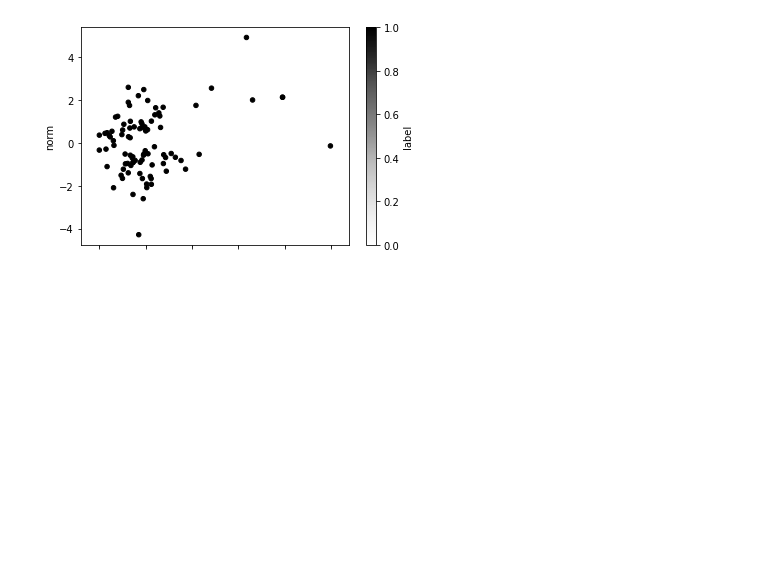
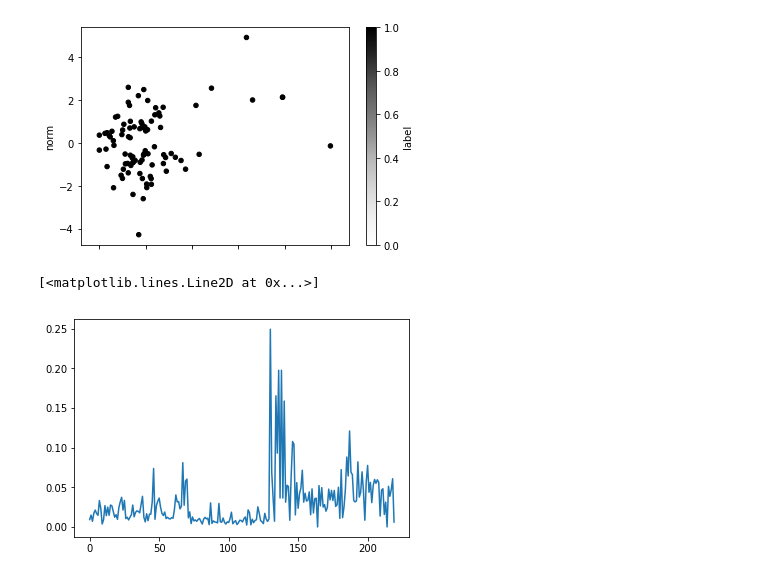
Before and after one commit to nithishr/activity_recognition, a Jupyter notebook: Classification_Clean_Pressure.ipynb, the cells around one changed output. Cells and saved outputs as stored; diff of their text form; code cells hidden in the pictures; blank space fills up the shorter version.

Commit message:
Add new data + visuals

```diff
--- a/Classification_Clean_Pressure.ipynb
+++ b/Classification_Clean_Pressure.ipynb
@@ -7,7 +7,12 @@ walking_files = ['Activity-Data/Samsung/Walk/Walk_N2/Walk_N2Pressure_clean.csv',
                  'Activity-Data/Samsung/Walk/Walk_N/Walk_NPressure_clean.csv', 'Activity-Data/Samsung/Walk/Walk_P1/Walk_P1Pressure_clean.csv',
                  'Activity-Data/Samsung/Walk/Walk_P2/Walk_P2Pressure_clean.csv', 'Activity-Data/Walking/01/Walking01Pressure_clean.csv',
                  'Activity-Data/Walking/2/Walking2Pressure_clean.csv', 'Activity-Data/Walking/3/Walking3Pressure_clean.csv',
-                 'Activity-Data/Walking/04/Walking04Pressure_clean.csv','Activity-Data/Walking/5/Walking5Pressure_clean.csv']
+                 'Activity-Data/Walking/04/Walking04Pressure_clean.csv','Activity-Data/Walking/5/Walking5Pressure_clean.csv',
+                 'Activity-Data/1912/Walk/1/Walk_1Pressure_clean.csv', 'Activity-Data/1912/Walk/2/Walk_8Pressure_clean.csv',
+                 'Activity-Data/2012/Walk/1/Walk_1Pressure_clean.csv', 'Activity-Data/2012/Walk/2/Walk_2Pressure_clean.csv',
+                 'Activity-Data/2012/Walk/3/Walk_3Pressure_clean.csv', 'Activity-Data/2012/Walk/4/Walk_4Pressure_clean.csv',
+                 'Activity-Data/2012/Walk/5/Walk_5Pressure_clean.csv', 'Activity-Data/2012/Walk/6/Walk_6Pressure_clean.csv',
+                 'Activity-Data/2012/Walk/7/Walk7Pressure_clean.csv', 'Activity-Data/2012/Walk/8/Walk_8Pressure_clean.csv']
 # %%
 climbing_files = ['Activity-Data/Samsung/Climbing_Up/Climb_Up_1/Climb_Up_1Pressure_clean.csv', 'Activity-Data/Samsung/Climbing_Up/Climb_Up_2/Climb_Up_2Pressure_clean.csv',
                  'Activity-Data/Samsung/Climbing_Up/Climb_Up_3/Climb_Up_3Pressure_clean.csv', 'Activity-Data/Samsung/Climbing_Up/Climb_Up_4/Climb_Up_4Pressure_clean.csv',
@@ -15,11 +20,22 @@ climbing_files = ['Activity-Data/Samsung/Climbing_Up/Climb_Up_1/Climb_Up_1Pressu
                  'Activity-Data/Samsung/Climbing_Up/Climb_Up_7/Climb_Up_7Pressure_clean.csv', 'Activity-Data/Samsung/Climbing_Up/Climb_Up_8/Climb_Up_8Pressure_clean.csv',
                  'Activity-Data/Climbing_Stairs/1/Climbing_Stairs1Pressure_clean.csv', 'Activity-Data/Climbing_Stairs/2/Climbing_Stairs2Pressure_clean.csv',
                  'Activity-Data/Climbing_Stairs/3/Climbing_Stairs3Pressure_clean.csv', 'Activity-Data/Climbing_Stairs/5/Climbing_Stairs5Pressure_clean.csv',
-                 'Activity-Data/Climbing_Stairs/6/Climbing_Stairs6Pressure_clean.csv', 'Activity-Data/Climbing_Stairs/7/Climbing_Stairs7Pressure_clean.csv']
+                 'Activity-Data/Climbing_Stairs/6/Climbing_Stairs6Pressure_clean.csv', 'Activity-Data/Climbing_Stairs/7/Climbing_Stairs7Pressure_clean.csv',
+                 'Activity-Data/1912/Stairs_Up/1/Stairs_up_1Pressure_clean.csv', 'Activity-Data/1912/Stairs_Up/2/Stairs_up_2Pressure_clean.csv',
+                 'Activity-Data/1912/Stairs_Up/3/Stairs_up_3Pressure_clean.csv', 'Activity-Data/1912/Stairs_Up/4/Stairs_up_4Pressure_clean.csv',
+                 'Activity-Data/1912/Stairs_Up/5/Stairs_up_5Pressure_clean.csv', 'Activity-Data/2012/Stairs_Up/1/Stairs_up_1Pressure_clean.csv',
+                 'Activity-Data/2012/Stairs_Up/2/Stairs_up_2Pressure_clean.csv', 'Activity-Data/2012/Stairs_Up/3/Stairs_up_3Pressure_clean.csv',
+                 'Activity-Data/2012/Stairs_Up/4/Stairs_up_4Pressure_clean.csv', 'Activity-Data/2012/Stairs_Up/5/Stairs_up_5Pressure_clean.csv']
 # %%
 downstairs_files = ['Activity-Data/Samsung/Climbing_Down/Climb_Down_1/Climb_Down_1Pressure_clean.csv', 'Activity-Data/Samsung/Climbing_Down/Climb_Down_2/Climb_Down_2Pressure_clean.csv',
                     'Activity-Data/Samsung/Climbing_Down/Climb_Down_3/Climb_Down_3Pressure_clean.csv', 'Activity-Data/Samsung/Climbing_Down/Climb_Down_6/Climb_Down_6Pressure_clean.csv',
                     'Activity-Data/Samsung/Climbing_Down/Climb_Down_8/Climb_Down_8Pressure_clean.csv', 'Activity-Data/Samsung/Climbing_Down/Climb_Down_9/Climb_Down_9Pressure_clean.csv',
                     'Activity-Data/Downstairs/1/Downstairs1Pressure_clean.csv', 'Activity-Data/Downstairs/2/Downstairs2Pressure_clean.csv',
                     'Activity-Data/Downstairs/3/Downstairs3Pressure_clean.csv', 'Activity-Data/Downstairs/4/Downstairs4Pressure_clean.csv',
-                    'Activity-Data/Downstairs/5/Downstairs5Pressure_clean.csv', 'Activity-Data/Downstairs/6/Downstairs6Pressure_clean.csv']
+                    'Activity-Data/Downstairs/5/Downstairs5Pressure_clean.csv', 'Activity-Data/Downstairs/6/Downstairs6Pressure_clean.csv',
+                    'Activity-Data/1912/Stairs_Down/1/Stairs_down_1Pressure_clean.csv', 'Activity-Data/1912/Stairs_Down/2/Stairs_down_2Pressure_clean.csv',
+                    'Activity-Data/1912/Stairs_Down/3/Stairs_down_3Pressure_clean.csv', 'Activity-Data/1912/Stairs_Down/4/Stairs_down_4Pressure_clean.csv',
+                    'Activity-Data/1912/Stairs_Down/5/Stairs_down_5Pressure_clean.csv', 'Activity-Data/2012/Stairs_Down/1/Stairs_down_1Pressure_clean.csv',
+                    'Activity-Data/2012/Stairs_Down/2/Stairs_down_2Pressure_clean.csv', 'Activity-Data/2012/Stairs_Down/3/Stairs_down_3Pressure_clean.csv',
+                    'Activity-Data/2012/Stairs_Down/4/Stairs_down_4Pressure_clean.csv', 'Activity-Data/2012/Stairs_Down/5/Stairs_down_5Pressure_clean.csv'
+                   ]
@@ -852,3 +884,8 @@ combined_frame.plot(kind='scatter', x='iqr', y='norm', c='label')
 [figure]
 # %%
 combined_frame.to_csv("cf1.csv")
+# %%
+plt.plot(X[:,2])#, list(range(len(X[:,2]))))
+# %% [output]
+[<matplotlib.lines.Line2D at 0x...>]
+[figure, added]
```
Also changed, not shown: parts of 11 cells of this notebook.
